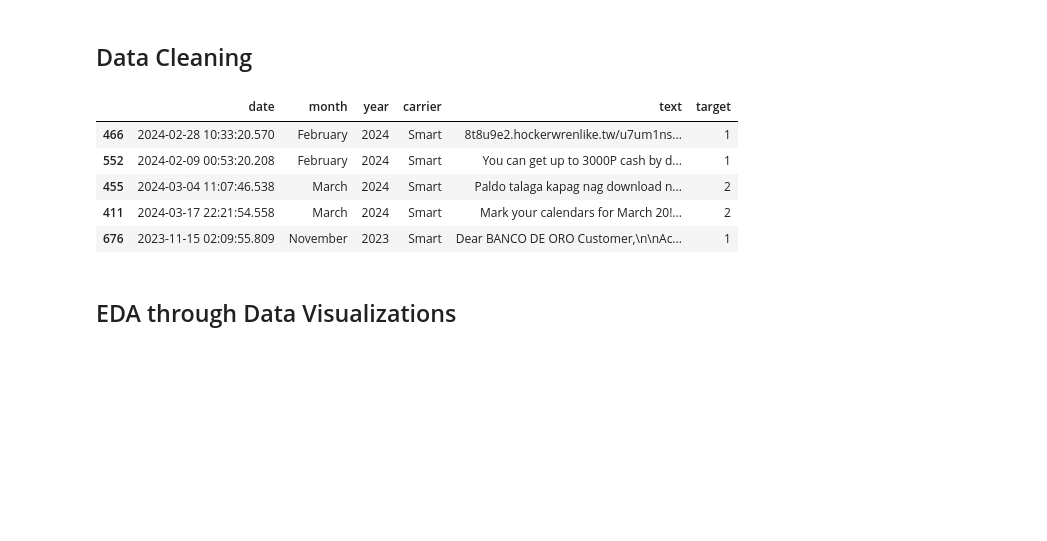
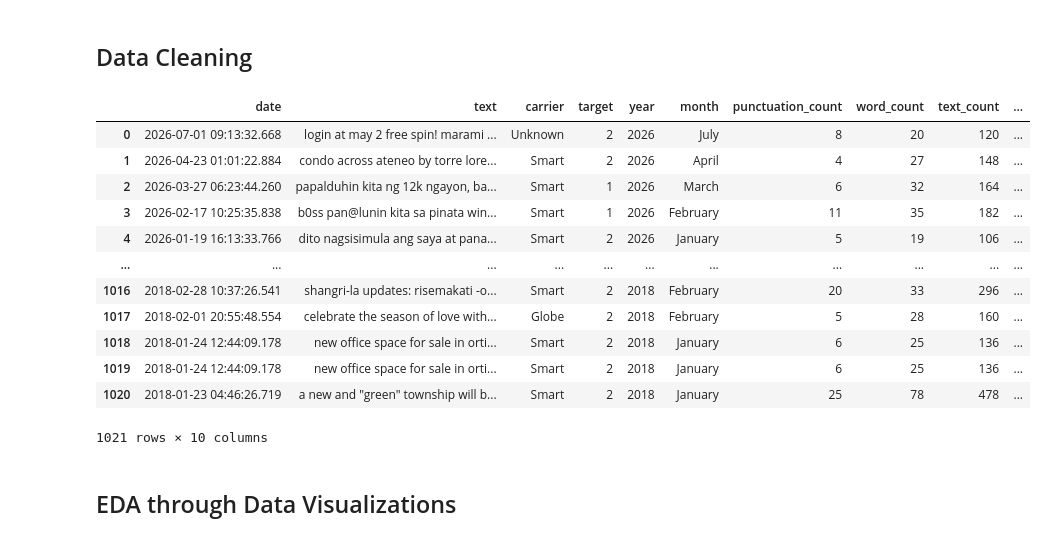
Before and after one commit to leiandrei/sms-smishing-classification, a Jupyter notebook: notebooks/01_exploratory_da.ipynb, the cells around one changed output. Drawn from its saved outputs; the diff is of its cells as text; code cells hidden in the pictures; blank space fills up the shorter version.

```diff
--- a/notebooks/01_exploratory_da.ipynb
+++ b/notebooks/01_exploratory_da.ipynb
@@ -75,6 +80,10 @@ plt.tight_layout()
 # %% [markdown]
 ## Data Cleaning
 # %%
+
+def count_words(words: str) -> int:
+    words = words.split()
+    return len(words)
 
 def transform(df: pd.DataFrame) -> pd.DataFrame:
 
@@ -94,42 +103,88 @@ def transform(df: pd.DataFrame) -> pd.DataFrame:
 
         # to consolidate the carrier overlap
         carrier_map = {
             "Smart/TNT" : "Smart",
             "Smart/Sun" : "Smart",
             "Sun" : "Smart",
             "TNT" : "Smart",
             "TM" : "Globe",
             "Globe/TM" : "Globe",
             "Globe PostPaid" : "Globe",
             "<unknown>" : "Unknown"
         }
 
         data['carrier'] = data['carrier'].replace(carrier_map)
+
+        data['text'] = data['text'].str.lower()
+        data['text'] = data['text'].str.split().str.join(' ')
+
         data['Target'] = encoder.fit_transform(data["Target"])
 
         # temporal features for analysis
         data['year'] = data['date'].dt.year
         data['month'] = data['date'].dt.month_name()
 
-        # reorganize columns
-        data = data[['date', 'month', 'year', 'carrier', 'text', 'Target']]
+        data['punctuation_count'] = data['text'].apply(lambda x: sum(1 for char in x if char in string.punctuation))
+        data['word_count'] = data['text'].apply(count_words)
+        data['text_count'] = data['text'].apply(lambda x: len(x))
 
         data.columns = data.columns.str.lower()
 
         return data
 
     except Exception as e:
         raise Exception(f"Unable to transform the DataFrame: {e}") from e
 
+LEET_MAP = str.maketrans({'0': 'o', '1': 'i', '3': 'e', '4': 'a', '5': 's', '7': 't'})
+
+def normalize_leet(word: str) -> str:
+    """Reverses letter/digit substitution obfuscation (e.g. 'n0w' -> 'now'),
+    while leaving placeholder tokens and pure numbers untouched."""
+    if word in ('urltoken', 'phonetoken', 'moneytoken'):
+        return word
+    if re.fullmatch(r'\d+', word):
+        return word
+    if re.search(r'[a-z]', word) and re.search(r'[0134579@]', word):
+        return word.replace('@', 'a').translate(LEET_MAP)
+    return word
+
+TLDS = r'(?:com|click|icu|cyou|bond|shop|help|online|qpon|xyz|net|eu|ph|info|top|site|wang|at|live|work|fun|cf|tk|gq|ml|ga|co)'
+
+def clean_text(text: str) -> str:
+    text = unicodedata.normalize('NFKC', str(text))
+    text = re.sub(r'(https?://\S+|www\.\S+)', ' urltoken ', text, flags=re.I)
+    text = re.sub(rf'\b[a-z0-9\-]+(?:\.[a-z0-9\-]+)*\.{TLDS}(?:\.ph)?(?:/\S*)?\b', ' urltoken ', text, flags=re.I)
+    text = re.sub(r'\b09\d{9}\b|\b\d{10}\b', ' phonetoken ', text)
+    text = re.sub(
+        r'(php\s?\d[\d,\.]*|₱\s?\d[\d,\.]*|\bp\d+(?:[,\.]\d+)+\b|\bp\d{2,}[\d,]*\b|\d[\d,]*p\b|\d+k\b|\d+m\b)',
+        ' moneytoken ', text, flags=re.I
+    )
+    text = text.lower()
+    tokens = [normalize_leet(t) for t in text.split()]
+    text = ' '.join(tokens)
+    text = re.sub(r'[^a-z\s]', ' ', text)
+    text = re.sub(r'(.)\1{2,}', r'\1\1', text)
+    text = re.sub(r'\s+', ' ', text).strip()
+    return text
+
+
 clean = transform(df)
-clean.sample(5)
+clean['text_transformed'] = clean['text'].apply(clean_text)
+clean
 # %% [output]
-|  | date | month | year | carrier | text | target |
-| 466 | 2024-02-28 10:33:20.570 | February | 2024 | Smart | 8t8u9e2.hockerwrenlike.tw/u7um1ns... | 1 |
-| 552 | 2024-02-09 00:53:20.208 | February | 2024 | Smart | You can get up to 3000P cash by d... | 1 |
-| 455 | 2024-03-04 11:07:46.538 | March | 2024 | Smart | Paldo talaga kapag nag download n... | 2 |
-| 411 | 2024-03-17 22:21:54.558 | March | 2024 | Smart | Mark your calendars for March 20!... | 2 |
-| 676 | 2023-11-15 02:09:55.809 | November | 2023 | Smart | Dear BANCO DE ORO Customer,\n\nAc... | 1 |
+|  | date | text | carrier | target | year | month | punctuation_count | word_count | text_count | ... |
+| 0 | 2026-07-01 09:13:32.668 | login at may 2 free spin! marami ... | Unknown | 2 | 2026 | July | 8 | 20 | 120 | ... |
+| 1 | 2026-04-23 01:01:22.884 | condo across ateneo by torre lore... | Smart | 2 | 2026 | April | 4 | 27 | 148 | ... |
+| 2 | 2026-03-27 06:23:44.260 | papalduhin kita ng 12k ngayon, ba... | Smart | 1 | 2026 | March | 6 | 32 | 164 | ... |
+| 3 | 2026-02-17 10:25:35.838 | b0ss pan@lunin kita sa pinata win... | Smart | 1 | 2026 | February | 11 | 35 | 182 | ... |
+| 4 | 2026-01-19 16:13:33.766 | dito nagsisimula ang saya at pana... | Smart | 2 | 2026 | January | 5 | 19 | 106 | ... |
+| ... | ... | ... | ... | ... | ... | ... | ... | ... | ... | ... |
+| 1016 | 2018-02-28 10:37:26.541 | shangri-la updates: risemakati -o... | Smart | 2 | 2018 | February | 20 | 33 | 296 | ... |
+| 1017 | 2018-02-01 20:55:48.554 | celebrate the season of love with... | Globe | 2 | 2018 | February | 5 | 28 | 160 | ... |
+| 1018 | 2018-01-24 12:44:09.178 | new office space for sale in orti... | Smart | 2 | 2018 | January | 6 | 25 | 136 | ... |
+| 1019 | 2018-01-24 12:44:09.178 | new office space for sale in orti... | Smart | 2 | 2018 | January | 6 | 25 | 136 | ... |
+| 1020 | 2018-01-23 04:46:26.719 | a new and "green" township will b... | Smart | 2 | 2018 | January | 25 | 78 | 478 | ... |
+1021 rows × 10 columns
 # %% [markdown]
 ## EDA through Data Visualizations
 # %%
```
Also changed, not shown: parts of 5 cells of this notebook.
